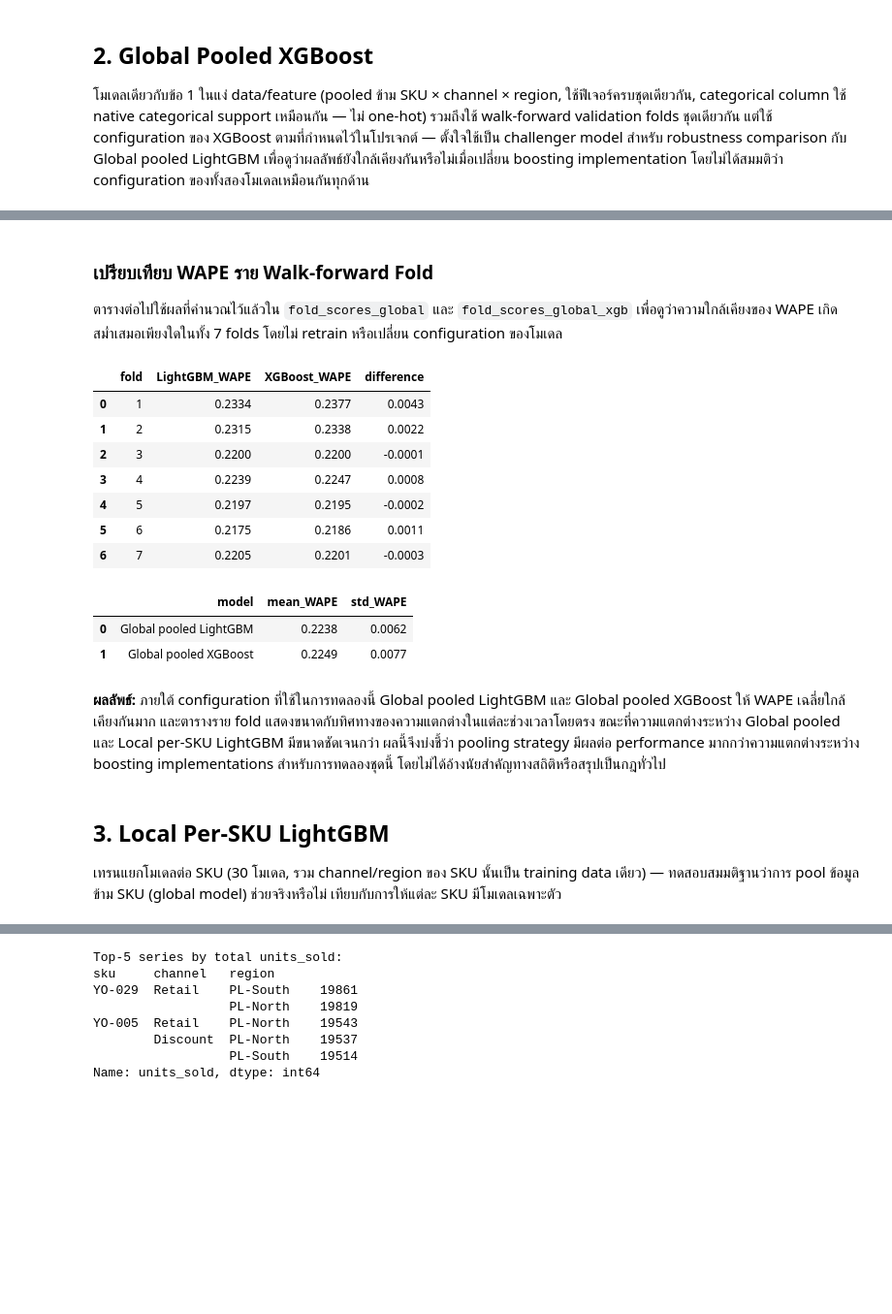
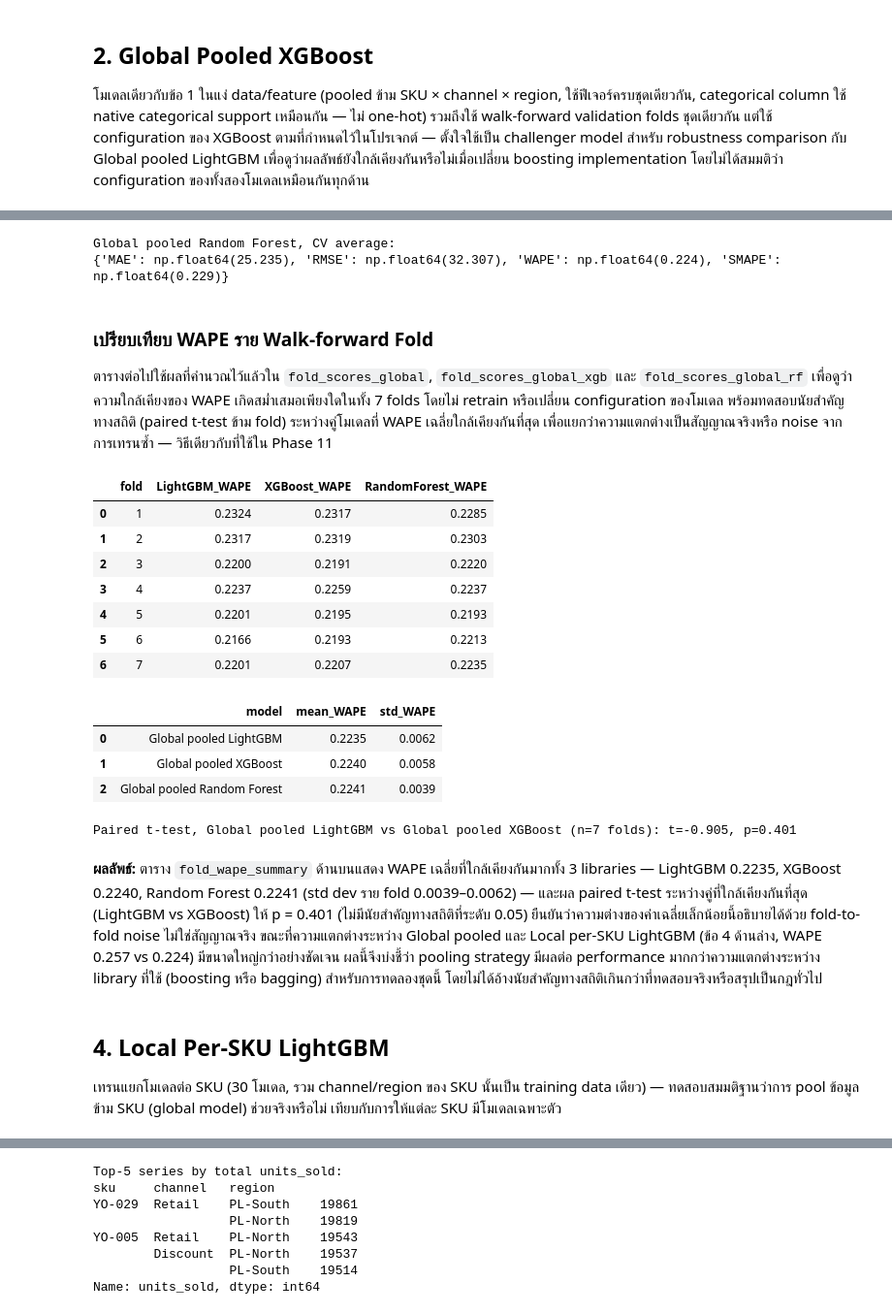
Before and after one commit to thitiwutsuk/Forecasting-FMCG-Daily-Sales, a Jupyter notebook: notebooks/07_core_forecasting.ipynb, the cells around one changed output, grey strips where cells are left out. Shown at 97% size. Drawn from its saved outputs; the diff is of its cells as text; code cells hidden in the pictures; blank space fills up the shorter version.

```diff
--- a/notebooks/07_core_forecasting.ipynb
+++ b/notebooks/07_core_forecasting.ipynb
@@ -80,41 +85,79 @@ Global pooled XGBoost, CV average:
+# %%
+fold_scores_global_rf = []
+for f in folds:
+    train = dfc[dfc.week.isin(f.train_weeks)]
+    val = dfc[dfc.week.isin(f.val_weeks)]
+    pred = fit_predict_rf(train, val)
+    fold_scores_global_rf.append(score_all(val.target_next_week.values, pred))
+
+global_rf_cv = {k: np.mean([s[k] for s in fold_scores_global_rf]) for k in fold_scores_global_rf[0]}
+print('Global pooled Random Forest, CV average:')
+print({k: round(v, 3) for k, v in global_rf_cv.items()})
+# %% [output]
+Global pooled Random Forest, CV average:
+{'MAE': np.float64(25.235), 'RMSE': np.float64(32.307), 'WAPE': np.float64(0.224), 'SMAPE': np.float64(0.229)}
 # %% [markdown]
 ### เปรียบเทียบ WAPE ราย Walk-forward Fold
 
-ตารางต่อไปใช้ผลที่คำนวณไว้แล้วใน `fold_scores_global` และ `fold_scores_global_xgb` เพื่อดูว่าความใกล้เคียงของ WAPE เกิดสม่ำเสมอเพียงใดในทั้ง 7 folds โดยไม่ retrain หรือเปลี่ยน configuration ของโมเดล
+ตารางต่อไปใช้ผลที่คำนวณไว้แล้วใน `fold_scores_global`, `fold_scores_global_xgb` และ `fold_scores_global_rf` เพื่อดูว่าความใกล้เคียงของ WAPE เกิดสม่ำเสมอเพียงใดในทั้ง 7 folds โดยไม่ retrain หรือเปลี่ยน configuration ของโมเดล พร้อมทดสอบนัยสำคัญทางสถิติ (paired t-test ข้าม fold) ระหว่างคู่โมเดลที่ WAPE เฉลี่ยใกล้เคียงกันที่สุด เพื่อแยกว่าความแตกต่างเป็นสัญญาณจริงหรือ noise จากการเทรนซ้ำ — วิธีเดียวกับที่ใช้ใน Phase 11
 # %%
+from scipy import stats
+
 fold_wape_comparison = pd.DataFrame({
     'fold': np.arange(1, len(fold_scores_global) + 1),
     'LightGBM_WAPE': [score['WAPE'] for score in fold_scores_global],
     'XGBoost_WAPE': [score['WAPE'] for score in fold_scores_global_xgb],
+    'RandomForest_WAPE': [score['WAPE'] for score in fold_scores_global_rf],
 })
-fold_wape_comparison['difference'] = (
-    fold_wape_comparison['XGBoost_WAPE'] - fold_wape_comparison['LightGBM_WAPE']
-)
 
 fold_wape_summary = pd.DataFrame({
-    'model': ['Global pooled LightGBM', 'Global pooled XGBoost'],
-    'mean_WAPE': [fold_wape_comparison['LightGBM_WAPE'].mean(), fold_wape_comparison['XGBoost_WAPE'].mean()],
-    'std_WAPE': [fold_wape_comparison['LightGBM_WAPE'].std(ddof=1), fold_wape_comparison['XGBoost_WAPE'].std(ddof=1)],
-})
+    'model': ['Global pooled LightGBM', 'Global pooled XGBoost', 'Global pooled Random Forest'],
+    'mean_WAPE': [
+        fold_wape_comparison['LightGBM_WAPE'].mean(),
+        fold_wape_comparison['XGBoost_WAPE'].mean(),
+        fold_wape_comparison['RandomForest_WAPE'].mean(),
+    ],
+    'std_WAPE': [
+        fold_wape_comparison['LightGBM_WAPE'].std(ddof=1),
+        fold_wape_comparison['XGBoost_WAPE'].std(ddof=1),
+        fold_wape_comparison['RandomForest_WAPE'].std(ddof=1),
+    ],
+}).sort_values('mean_WAPE').reset_index(drop=True)
 
 display(fold_wape_comparison.round(4))
 display(fold_wape_summary.round(4))
+
+# Paired t-test across folds between the two closest-scoring models (by mean WAPE), to
+# check whether the smaller mean reflects a real signal or fold-to-fold noise — same
+# approach as Phase 11's ablation study.
+col_map = {
+    'Global pooled LightGBM': 'LightGBM_WAPE',
+    'Global pooled XGBoost': 'XGBoost_WAPE',
+    'Global pooled Random Forest': 'RandomForest_WAPE',
+}
+top2 = fold_wape_summary.head(2)['model'].tolist()
+t_stat, p_value = stats.ttest_rel(
+    fold_wape_comparison[col_map[top2[0]]], fold_wape_comparison[col_map[top2[1]]]
+)
+print(f'Paired t-test, {top2[0]} vs {top2[1]} (n={len(fold_wape_comparison)} folds): t={t_stat:.3f}, p={p_value:.3f}')
 # %% [output]
-|  | fold | LightGBM_WAPE | XGBoost_WAPE | difference |
-| 0 | 1 | 0.2334 | 0.2377 | 0.0043 |
-| 1 | 2 | 0.2315 | 0.2338 | 0.0022 |
-| 2 | 3 | 0.2200 | 0.2200 | -0.0001 |
-| 3 | 4 | 0.2239 | 0.2247 | 0.0008 |
-| 4 | 5 | 0.2197 | 0.2195 | -0.0002 |
-| 5 | 6 | 0.2175 | 0.2186 | 0.0011 |
-| 6 | 7 | 0.2205 | 0.2201 | -0.0003 |
+|  | fold | LightGBM_WAPE | XGBoost_WAPE | RandomForest_WAPE |
+| 0 | 1 | 0.2324 | 0.2317 | 0.2285 |
+| 1 | 2 | 0.2317 | 0.2319 | 0.2303 |
+| 2 | 3 | 0.2200 | 0.2191 | 0.2220 |
+| 3 | 4 | 0.2237 | 0.2259 | 0.2237 |
+| 4 | 5 | 0.2201 | 0.2195 | 0.2193 |
+| 5 | 6 | 0.2166 | 0.2193 | 0.2213 |
+| 6 | 7 | 0.2201 | 0.2207 | 0.2235 |
 |  | model | mean_WAPE | std_WAPE |
-| 0 | Global pooled LightGBM | 0.2238 | 0.0062 |
-| 1 | Global pooled XGBoost | 0.2249 | 0.0077 |
+| 0 | Global pooled LightGBM | 0.2235 | 0.0062 |
+| 1 | Global pooled XGBoost | 0.2240 | 0.0058 |
+| 2 | Global pooled Random Forest | 0.2241 | 0.0039 |
+Paired t-test, Global pooled LightGBM vs Global pooled XGBoost (n=7 folds): t=-0.905, p=0.401
 # %% [markdown]
-**ผลลัพธ์:** ภายใต้ configuration ที่ใช้ในการทดลองนี้ Global pooled LightGBM และ Global pooled XGBoost ให้ WAPE เฉลี่ยใกล้เคียงกันมาก และตารางราย fold แสดงขนาดกับทิศทางของความแตกต่างในแต่ละช่วงเวลาโดยตรง ขณะที่ความแตกต่างระหว่าง Global pooled และ Local per-SKU LightGBM มีขนาดชัดเจนกว่า ผลนี้จึงบ่งชี้ว่า pooling strategy มีผลต่อ performance มากกว่าความแตกต่างระหว่าง boosting implementations สำหรับการทดลองชุดนี้ โดยไม่ได้อ้างนัยสำคัญทางสถิติหรือสรุปเป็นกฎทั่วไป
+**ผลลัพธ์:** ตาราง `fold_wape_summary` ด้านบนแสดง WAPE เฉลี่ยที่ใกล้เคียงกันมากทั้ง 3 libraries — LightGBM 0.2235, XGBoost 0.2240, Random Forest 0.2241 (std dev ราย fold 0.0039–0.0062) — และผล paired t-test ระหว่างคู่ที่ใกล้เคียงกันที่สุด (LightGBM vs XGBoost) ให้ p = 0.401 (ไม่มีนัยสำคัญทางสถิติที่ระดับ 0.05) ยืนยันว่าความต่างของค่าเฉลี่ยเล็กน้อยนี้อธิบายได้ด้วย fold-to-fold noise ไม่ใช่สัญญาณจริง ขณะที่ความแตกต่างระหว่าง Global pooled และ Local per-SKU LightGBM (ข้อ 4 ด้านล่าง, WAPE 0.257 vs 0.224) มีขนาดใหญ่กว่าอย่างชัดเจน ผลนี้จึงบ่งชี้ว่า pooling strategy มีผลต่อ performance มากกว่าความแตกต่างระหว่าง library ที่ใช้ (boosting หรือ bagging) สำหรับการทดลองชุดนี้ โดยไม่ได้อ้างนัยสำคัญทางสถิติเกินกว่าที่ทดสอบจริงหรือสรุปเป็นกฎทั่วไป
 # %% [markdown]
-## 3. Local Per-SKU LightGBM
+## 4. Local Per-SKU LightGBM
 
 เทรนแยกโมเดลต่อ SKU (30 โมเดล, รวม channel/region ของ SKU นั้นเป็น training data เดียว) — ทดสอบสมมติฐานว่าการ pool ข้อมูลข้าม SKU (global model) ช่วยจริงหรือไม่ เทียบกับการให้แต่ละ SKU มีโมเดลเฉพาะตัว
 # %%
```
Also changed, not shown: parts of 16 cells of this notebook, 6 other files.
